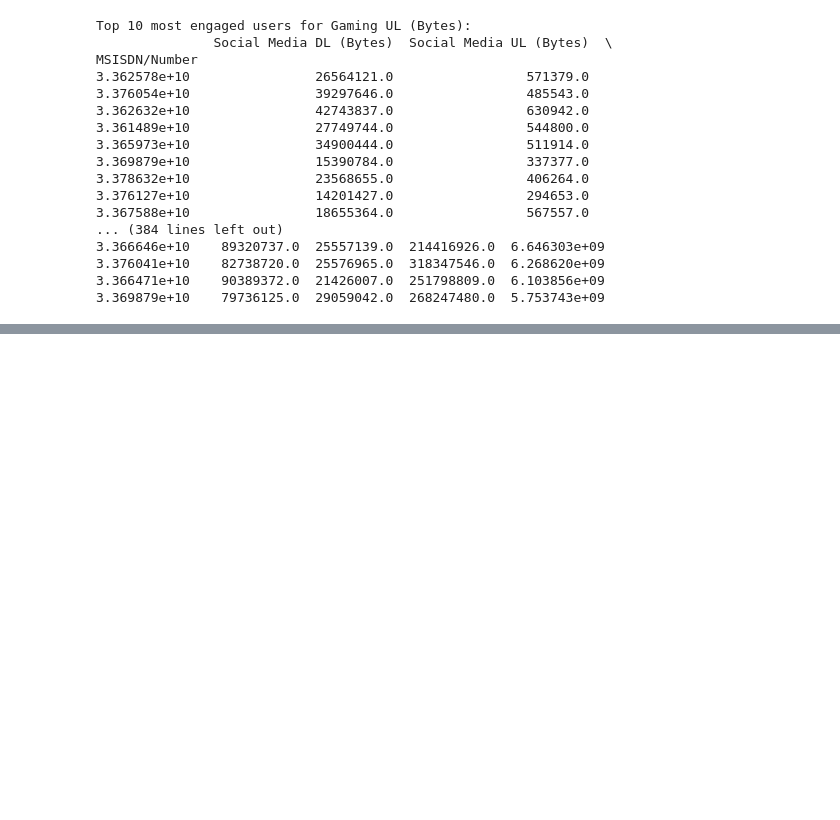
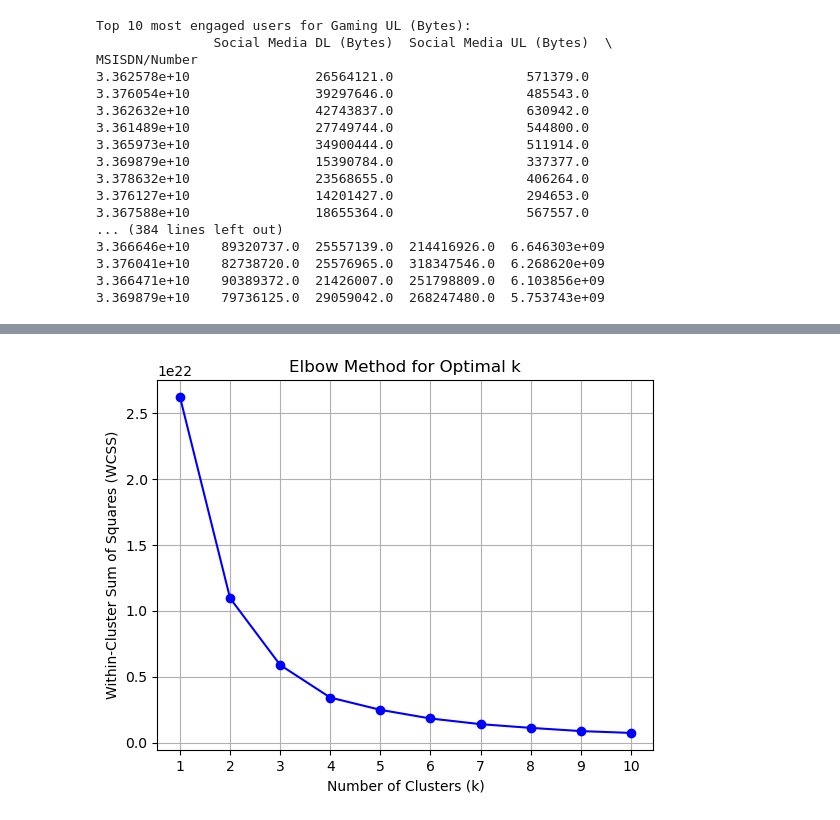
Before and after one commit to cheronodaisy/user-analytics-week1, a Jupyter notebook: notebooks/task_3.ipynb, the cells around one changed output, grey strips where cells are left out. Saved outputs shown, nothing was run; the diff lists cells and outputs as text; code cells hidden in the pictures; blank space fills up the shorter version.

```diff
--- a/notebooks/task_3.ipynb
+++ b/notebooks/task_3.ipynb
@@ -233,0 +265,27 @@ MSISDN/Number
+# %%
+session_frequency = df_ffill.groupby('MSISDN/Number').size()
+
+session_duration = df_ffill.groupby('MSISDN/Number')['Dur. (ms)'].mean()
+
+total_traffic = df_ffill.groupby('MSISDN/Number')[['Total DL (Bytes)', 'Total UL (Bytes)']].sum().sum(axis=1)
+# %%
+X = np.column_stack((session_frequency, session_duration, total_traffic))
+# %%
+wcss = []
+
+k_values = range(1, 11)
+
+for k in k_values:
+    kmeans = KMeans(n_clusters=k, random_state=42)
+    kmeans.fit(X)
+    wcss.append(kmeans.inertia_)
+
+plt.plot(k_values, wcss, marker='o', linestyle='-', color='b')
+plt.title('Elbow Method for Optimal k')
+plt.xlabel('Number of Clusters (k)')
+plt.ylabel('Within-Cluster Sum of Squares (WCSS)')
+plt.xticks(k_values)
+plt.grid(True)
+plt.show()
+# %% [output]
+[figure, added]
```
Also changed, not shown: parts of 5 cells of this notebook.
